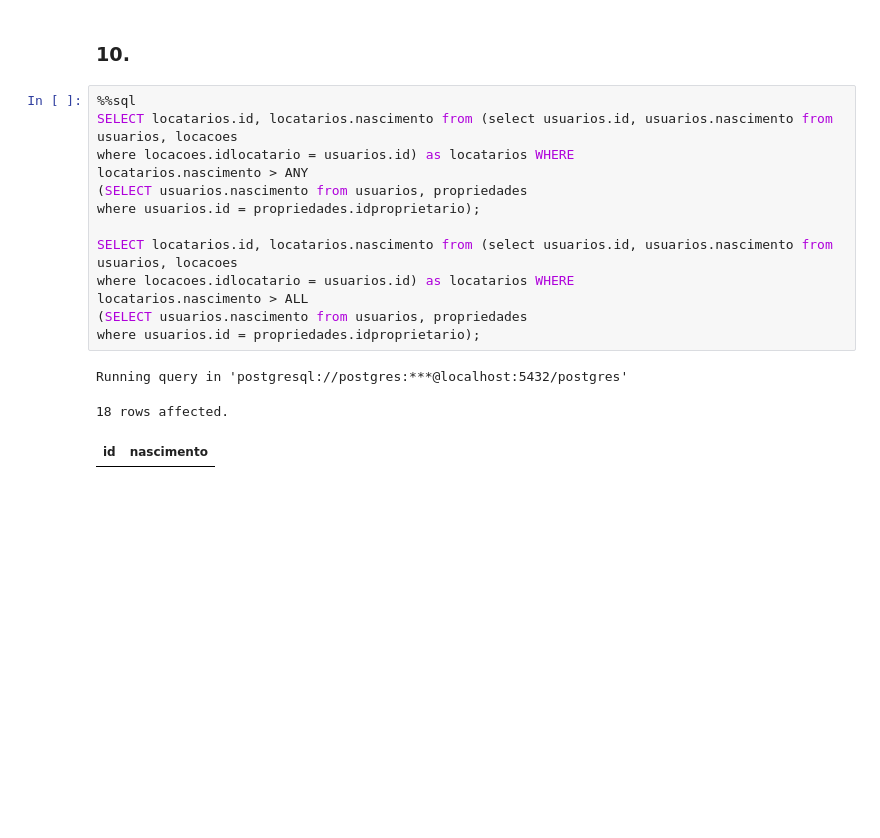
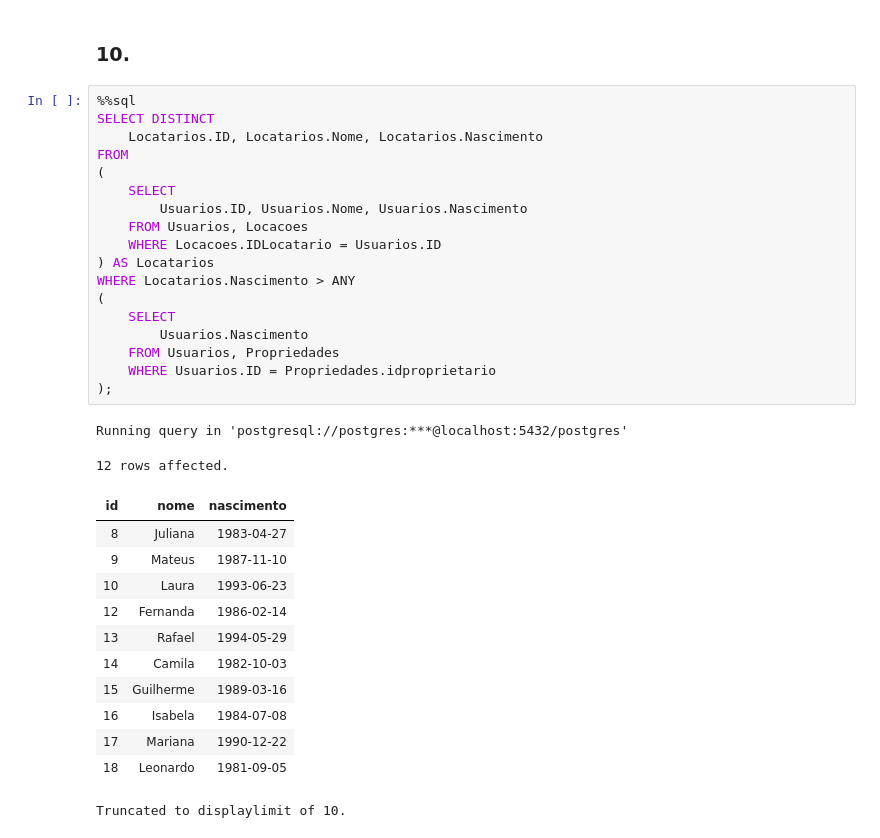
Before and after one commit to MiguelHenri/SCC0240, a Jupyter notebook: t1.ipynb, the cells around one changed output. Cells and saved outputs as stored; diff of their text form; blank space fills up the shorter version.

```diff
--- a/t1.ipynb
+++ b/t1.ipynb
@@ -304,20 +306,36 @@ Running query in 'postgresql://postgres:***@localhost:5432/postgres'
 | 10 | Laura |
 # %% [markdown]
 ### 10.
-# %%
-%%sql
-SELECT locatarios.id, locatarios.nascimento from (select usuarios.id, usuarios.nascimento from usuarios, locacoes
-where locacoes.idlocatario = usuarios.id) as locatarios WHERE
-locatarios.nascimento > ANY
-(SELECT usuarios.nascimento from usuarios, propriedades
-where usuarios.id = propriedades.idproprietario);
-
-SELECT locatarios.id, locatarios.nascimento from (select usuarios.id, usuarios.nascimento from usuarios, locacoes
-where locacoes.idlocatario = usuarios.id) as locatarios WHERE
-locatarios.nascimento > ALL
-(SELECT usuarios.nascimento from usuarios, propriedades
-where usuarios.id = propriedades.idproprietario);
-# %% [output]
-Running query in 'postgresql://postgres:***@localhost:5432/postgres'
-18 rows affected.
-| id | nascimento |
+# %%
+%%sql
+SELECT DISTINCT
+    Locatarios.ID, Locatarios.Nome, Locatarios.Nascimento
+FROM
+(
+    SELECT
+        Usuarios.ID, Usuarios.Nome, Usuarios.Nascimento
+    FROM Usuarios, Locacoes
+    WHERE Locacoes.IDLocatario = Usuarios.ID
+) AS Locatarios
+WHERE Locatarios.Nascimento > ANY
+(
+    SELECT
+        Usuarios.Nascimento
+    FROM Usuarios, Propriedades
+    WHERE Usuarios.ID = Propriedades.idproprietario
+);
+# %% [output]
+Running query in 'postgresql://postgres:***@localhost:5432/postgres'
+12 rows affected.
+| id | nome | nascimento |
+| 8 | Juliana | 1983-04-27 |
+| 9 | Mateus | 1987-11-10 |
+| 10 | Laura | 1993-06-23 |
+| 12 | Fernanda | 1986-02-14 |
+| 13 | Rafael | 1994-05-29 |
+| 14 | Camila | 1982-10-03 |
+| 15 | Guilherme | 1989-03-16 |
+| 16 | Isabela | 1984-07-08 |
+| 17 | Mariana | 1990-12-22 |
+| 18 | Leonardo | 1981-09-05 |
+Truncated to displaylimit of 10.
```
Also changed, not shown: parts of 5 cells of this notebook, 2 other files.
